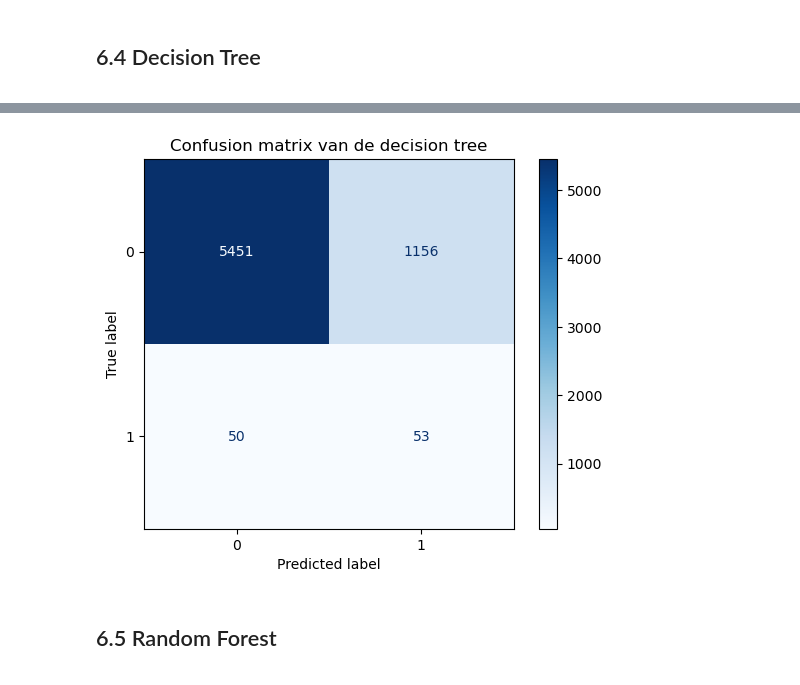
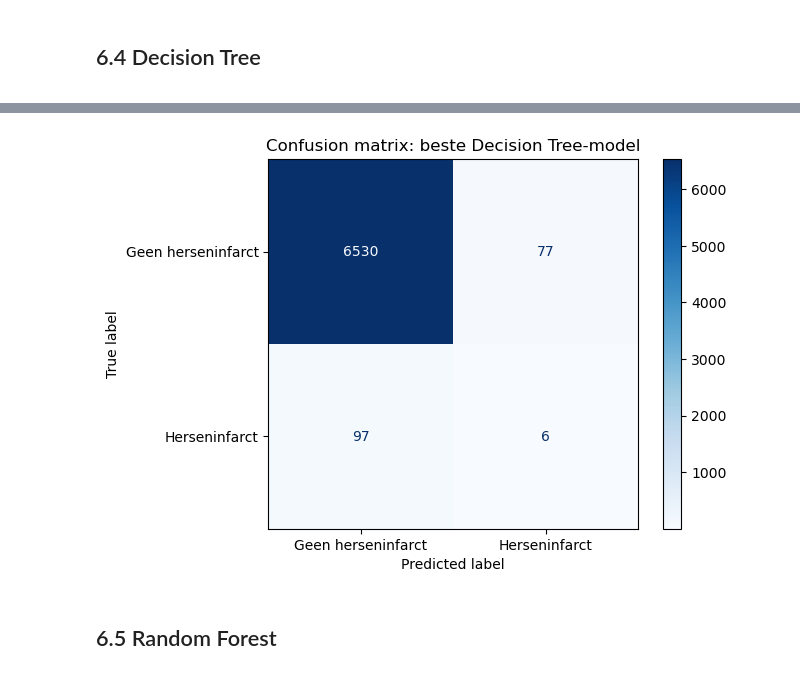
Before and after one commit to RobinDjerahian/Machine-Learning, a Jupyter notebook: Portofolio 1.ipynb, the cells around one changed output, grey strips where cells are left out. Cells and saved outputs as stored; diff of their text form; code cells hidden in the pictures.

```diff
--- a/Portofolio 1.ipynb
+++ b/Portofolio 1.ipynb
@@ -1296,60 +1304,62 @@ weighted avg     0.9777    0.8234    0.8898      6710
 # %%
-X = train_df.drop(columns=['stroke', 'id'])
-y = train_df['stroke']
-
-
-X_train, X_val, y_train, y_val = train_test_split(
-    X,
-    y,
-    test_size=0.2,
-    random_state=42,
-    stratify=y
+import matplotlib.pyplot as plt
+from sklearn.tree import DecisionTreeClassifier
+from sklearn.model_selection import GridSearchCV, StratifiedKFold
+from sklearn.metrics import (
+    ConfusionMatrixDisplay,
+    classification_report,
+    f1_score,
 )
 
-dt_model = DecisionTreeClassifier(random_state=42)
+dt_model = DecisionTreeClassifier(
+    random_state=42
+)
 
-param_grid = {
-    'max_depth': [3, 5, 10, None],
-    'min_samples_split': [2, 5, 10],
-    'min_samples_leaf': [1, 2, 4],
-    'criterion': ['gini', 'entropy'],
-    'class_weight': [None, 'balanced']
+parameters = {
+    "max_depth": [3, 5, 10, None],
+    "min_samples_split": [2, 5, 10],
+    "min_samples_leaf": [1, 2, 4],
+    "criterion": ["gini", "entropy"],
+    "class_weight": [None, "balanced"]
 }
 
-grid_search = GridSearchCV(
-    estimator=dt_model,
-    param_grid=param_grid,
-    cv=5,
-    scoring='f1',
-    n_jobs=-1
+cv = StratifiedKFold(
+    n_splits=5,
+    shuffle=True,
+    random_state=42
 )
 
-grid_search.fit(X_train, y_train)
-best_dt = grid_search.best_estimator_
-
-
-y_pred = best_dt.predict(X_val)
-
-print("Beste parameters:")
-print(grid_search.best_params_)
-
-print("\nF1 score:")
-print(f1_score(y_val, y_pred))
-
-print("\nConfusion matrix:")
-print(confusion_matrix(y_val, y_pred))
-
-print("\nClassification Report:")
-print(classification_report(y_val, y_pred))
-
-
-ConfusionMatrixDisplay.from_estimator(
-    best_dt,
-    X_val,
-    y_val,
-    cmap='Blues'
+search = GridSearchCV(
+    estimator=dt_model,
+    param_grid=parameters,
+    scoring="f1",
+    cv=cv,
+    n_jobs=-1,
+    refit=True
 )
 
-plt.title("Confusion matrix van de decision tree")
+search.fit(X_train_tree_over, y_train_tree_over)
+
+print("Beste hyperparameters:", search.best_params_)
+print("Beste gemiddelde F1-score (cross-validation): "
+      f"{search.best_score_:.4f}"
+)
+
+best_dt = search.best_estimator_
+y_pred = best_dt.predict(X_test)
+
+print(f"\nF1-score op de testset: {f1_score(y_test, y_pred):.4f}")
+
+print("\nClassificatierapport:")
+print(classification_report(y_test, y_pred, digits=4))
+
+ConfusionMatrixDisplay.from_predictions(
+    y_test,
+    y_pred,
+    display_labels=["Geen herseninfarct", "Herseninfarct"],
+    cmap="Blues"
+)
+
+plt.title("Confusion matrix: beste Decision Tree-model")
 plt.show()
 # %% [output]
@@ -1375,4 +1380,4 @@ weighted avg       0.98      0.82      0.89      6710
-[figure, old version]
+[figure, new version]
 # %% [markdown]
 <div style="font-family: 'Times New Roman', serif; line-height: 1.3;">
 
```
Also changed, not shown: parts of 2 cells of this notebook.
